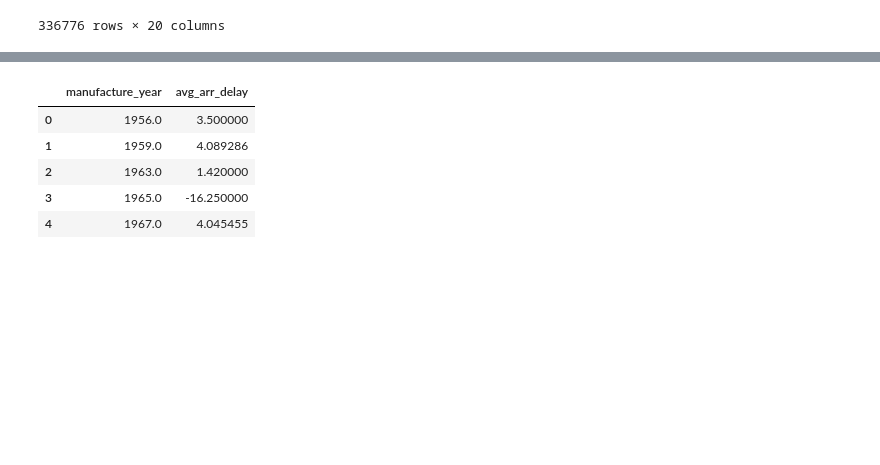
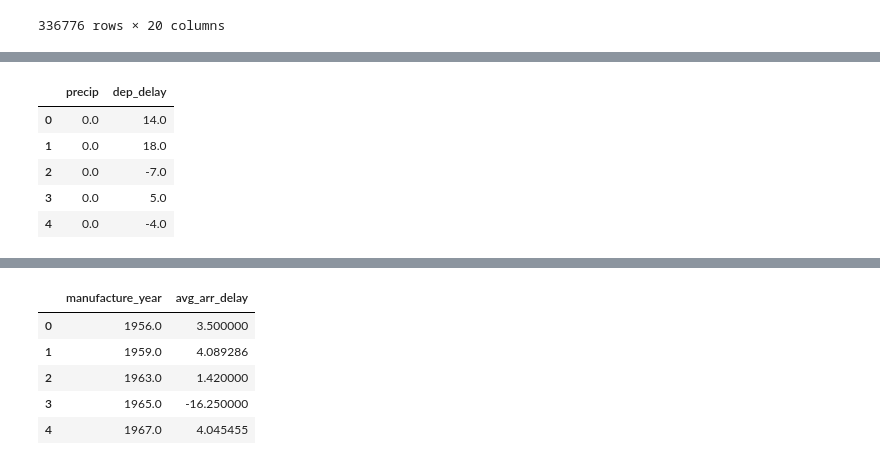
Before and after one commit to usna-dwv/lesson-combining-data, a Jupyter notebook: Lesson 19 Combining Data in Pandas.ipynb, the cells around one changed output, grey strips where cells are left out. Saved outputs shown, nothing was run; the diff lists cells and outputs as text; code cells hidden in the pictures; blank space fills up the shorter version.

```diff
--- a/Lesson 19 Combining Data in Pandas.ipynb
+++ b/Lesson 19 Combining Data in Pandas.ipynb
@@ -530,0 +559,22 @@ Merge the DataFrame `flights` and `airlines` to create a new DataFrame with the
+# %%
+# Solution
+import numpy as np
+
+flights_with_precip = (
+    flights
+    .query('year == 2013 and month == 12')
+    .assign(
+        sched_dep_hour=lambda x: np.floor(x['sched_dep_time'] / 100)
+    )
+    .merge(weather, on=['origin', 'year', 'month', 'day', 'hour'], how='left')
+    [['precip', 'dep_delay']]
+)
+
+flights_with_precip.head()
+# %% [output]
+|  | precip | dep_delay |
+| 0 | 0.0 | 14.0 |
+| 1 | 0.0 | 18.0 |
+| 2 | 0.0 | -7.0 |
+| 3 | 0.0 | 5.0 |
+| 4 | 0.0 | -4.0 |
```
Also changed, not shown: parts of 27 cells of this notebook, 3 other files.
